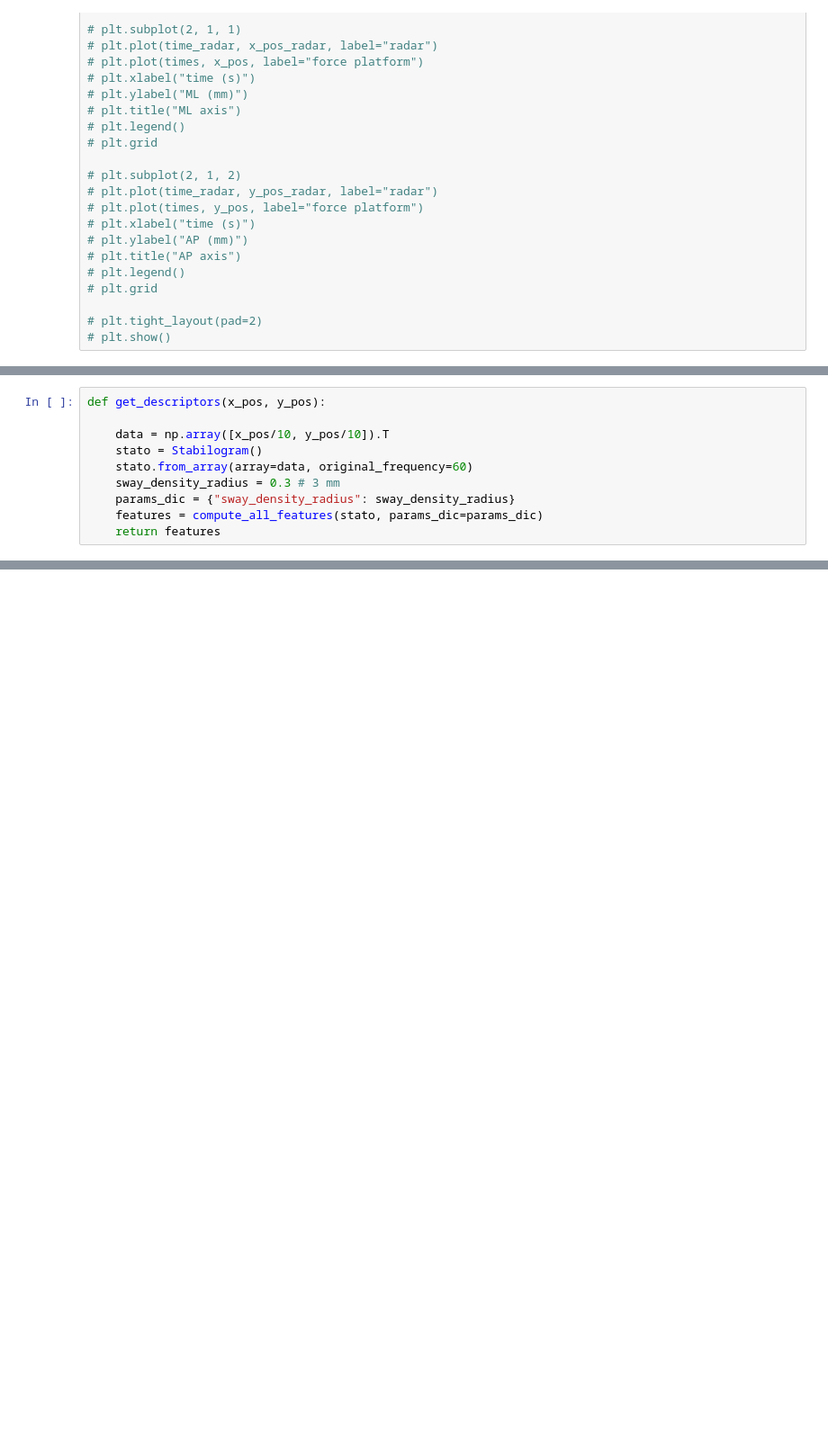
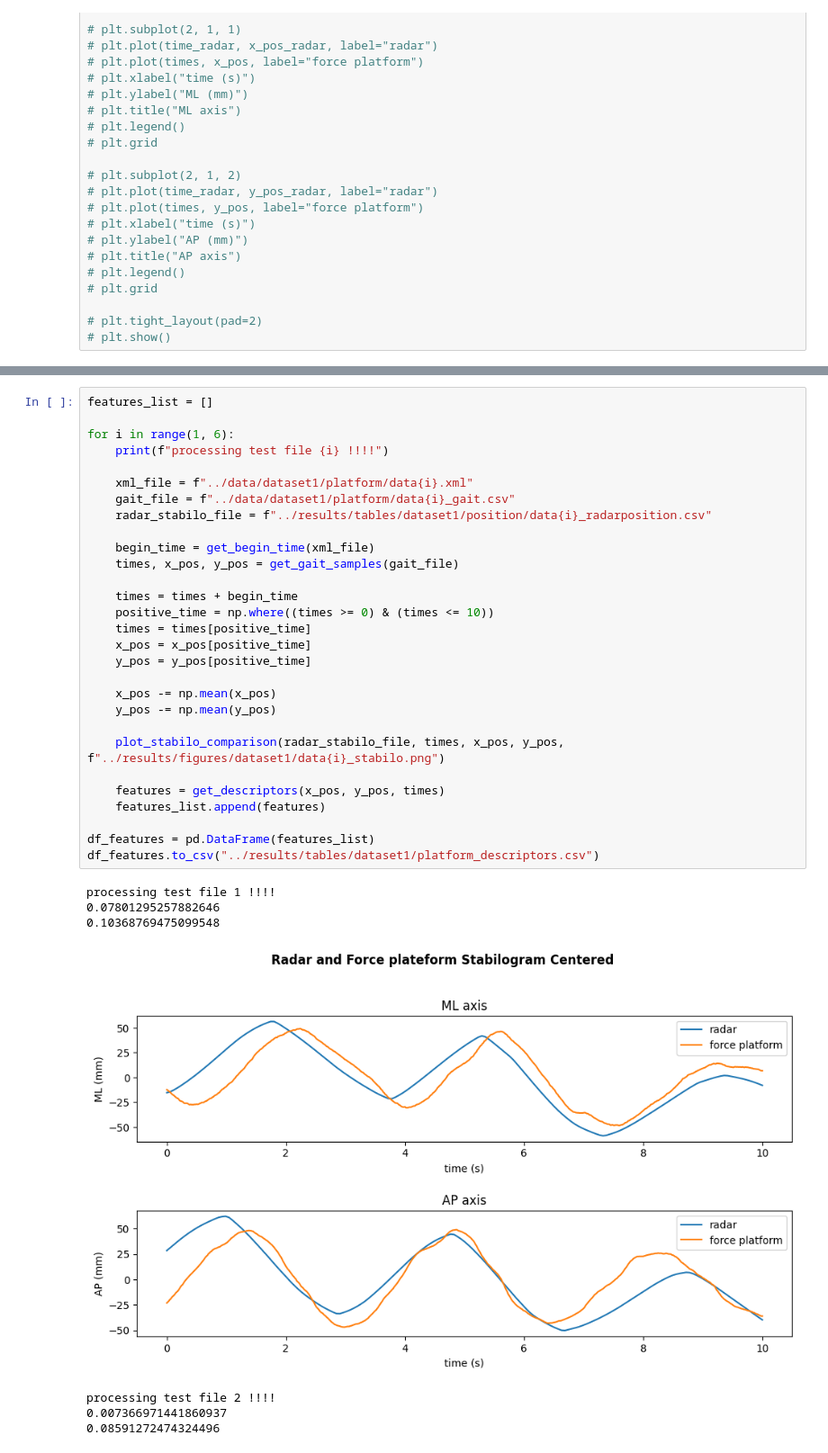
Before and after one commit to KellyLuo-O/stabilometry_project_2026, a Jupyter notebook: scripts/03_platform_stabilogram.ipynb, the cells around one changed output, grey strips where cells are left out. Shown at 90% size. Saved outputs shown, nothing was run; the diff lists cells and outputs as text; blank space fills up the shorter version.

Commit message:
feat: saving proper stabilogram comparison figures

```diff
--- a/scripts/03_platform_stabilogram.ipynb
+++ b/scripts/03_platform_stabilogram.ipynb
@@ -316,13 +253,3 @@ plt.show()
-# %%
-def get_descriptors(x_pos, y_pos):
-
-    data = np.array([x_pos/10, y_pos/10]).T
-    stato = Stabilogram()
-    stato.from_array(array=data, original_frequency=60)
-    sway_density_radius = 0.3 # 3 mm
-    params_dic = {"sway_density_radius": sway_density_radius}
-    features = compute_all_features(stato, params_dic=params_dic)
-    return features
 # %%
 def plot_stabilo_comparison(radar_stabilo_file, pf_time, pf_x, pf_y, save_path=None):
 
@@ -368,0 +330,37 @@ def plot_stabilo_comparison(radar_stabilo_file, pf_time, pf_x, pf_y, save_path=N
+# %%
+features_list = []
+
+for i in range(1, 6):
+    print(f"processing test file {i} !!!!")
+
+    xml_file = f"../data/dataset1/platform/data{i}.xml"
+    gait_file = f"../data/dataset1/platform/data{i}_gait.csv"
+    radar_stabilo_file = f"../results/tables/dataset1/position/data{i}_radarposition.csv"
+
+    begin_time = get_begin_time(xml_file)
+    times, x_pos, y_pos = get_gait_samples(gait_file)
+
+    times = times + begin_time
+    positive_time = np.where((times >= 0) & (times <= 10))
+    times = times[positive_time]
+    x_pos = x_pos[positive_time]
+    y_pos = y_pos[positive_time]
+
+    x_pos -= np.mean(x_pos)
+    y_pos -= np.mean(y_pos)
+
+    plot_stabilo_comparison(radar_stabilo_file, times, x_pos, y_pos, f"../results/figures/dataset1/data{i}_stabilo.png")
+
+    features = get_descriptors(x_pos, y_pos, times)
+    features_list.append(features)
+
+df_features = pd.DataFrame(features_list)
+df_features.to_csv("../results/tables/dataset1/platform_descriptors.csv")
+# %% [output]
+processing test file 1 !!!!
+0.07801295257882646
+0.10368769475099548
+[figure, added]
+processing test file 2 !!!!
+0.007366971441860937
+0.08591272474324496
```
Also changed, not shown: parts of 18 cells of this notebook, 20 other files.
